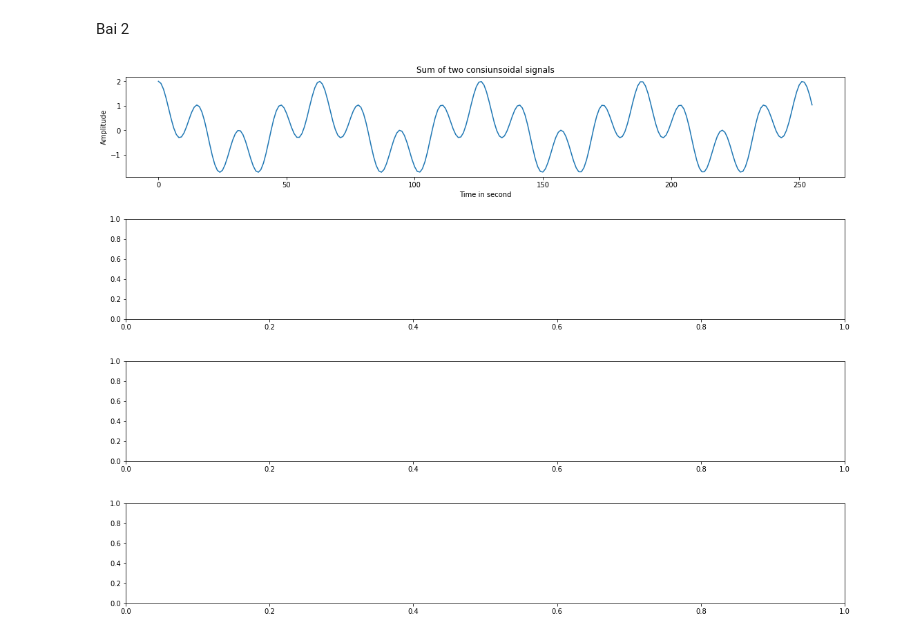
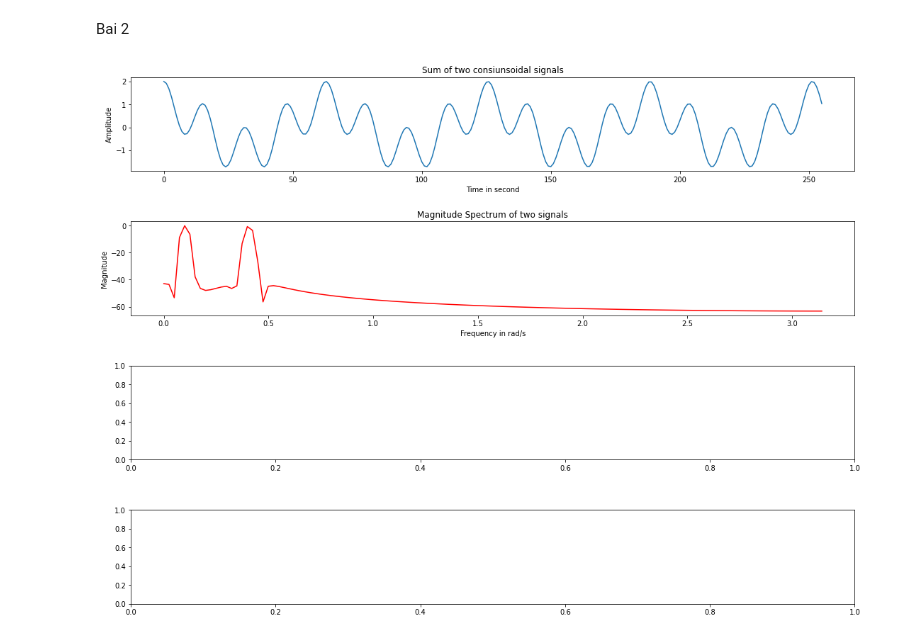
Before and after one commit to trandinhnguyen/HW-Speech, a Jupyter notebook: tuan 5/bai 3.ipynb, the cells around one changed output. Saved outputs shown, nothing was run; the diff lists cells and outputs as text; code cells hidden in the pictures.

```diff
--- a/tuan 5/bai 3.ipynb
+++ b/tuan 5/bai 3.ipynb
@@ -53,22 +53,32 @@ Bai 2
 # %%
 omega1, omega2 = .1, .4
 N = 256
 a = [1., 0]
 b = [-6.76195, 13,456335, -6.76195]
 n = np.linspace(0, N-1, num=N)
 x = np.cos(omega1*n) + np.cos(omega2*n)
 
 fig, ax = plt.subplots(4,1,figsize=(16,12))
-fig.tight_layout(pad=4)
+fig.tight_layout(pad=5)
 plt.subplot(411)
 plt.plot(n, x)
 plt.xlabel('Time in second')
 plt.ylabel('Amplitude')
 plt.title('Sum of two consiunsoidal signals')
-# plt.show()
 
 plt.subplot(412)
-data =
+data = x * np.hamming(N)
+data_freq = np.fft.fft(data, N)
+magSpectrum = np.abs(data_freq)
+magDb = 20. * np.log10(magSpectrum / max(magSpectrum))
+frequency = np.linspace(0, np.pi, num=N//2 - 1)
+plt.plot(frequency, magDb[0:N//2-1], 'r')
+plt.xlabel('Frequency in rad/s')
+plt.ylabel('Magnitude')
+plt.title('Magnitude Spectrum of two signals')
+
+plt.subplot(413)
+plt.savefig('bai2.png')
 plt.show()
 # %% [output]
-[figure, old version]
+[figure, new version]
```
Also changed, not shown: 1 other file.
